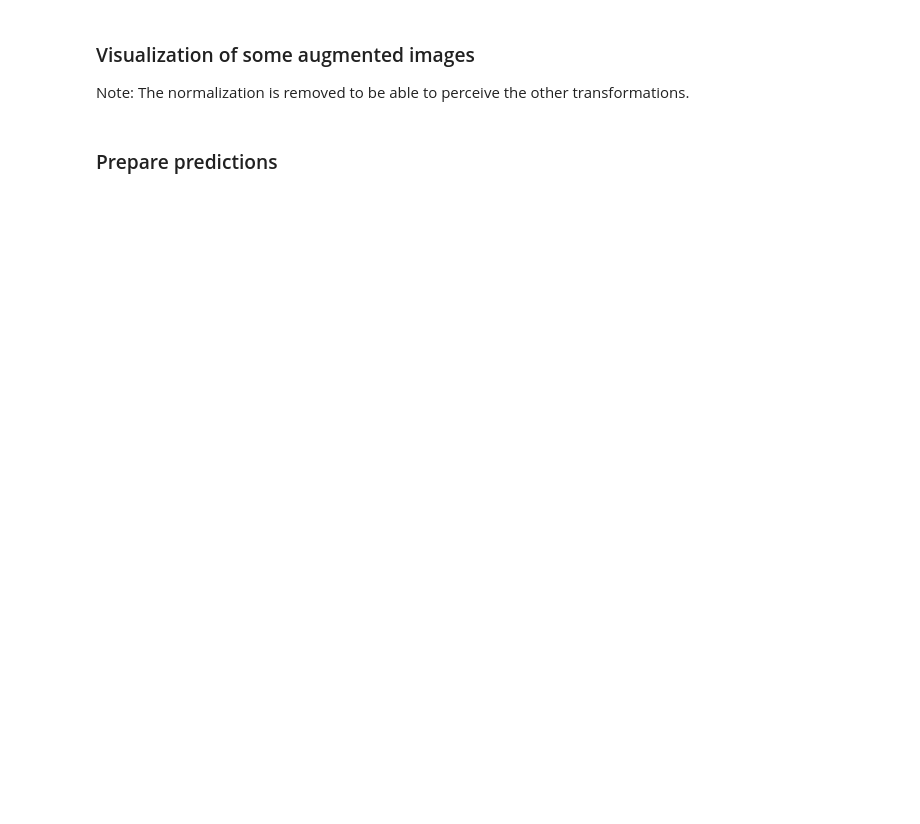
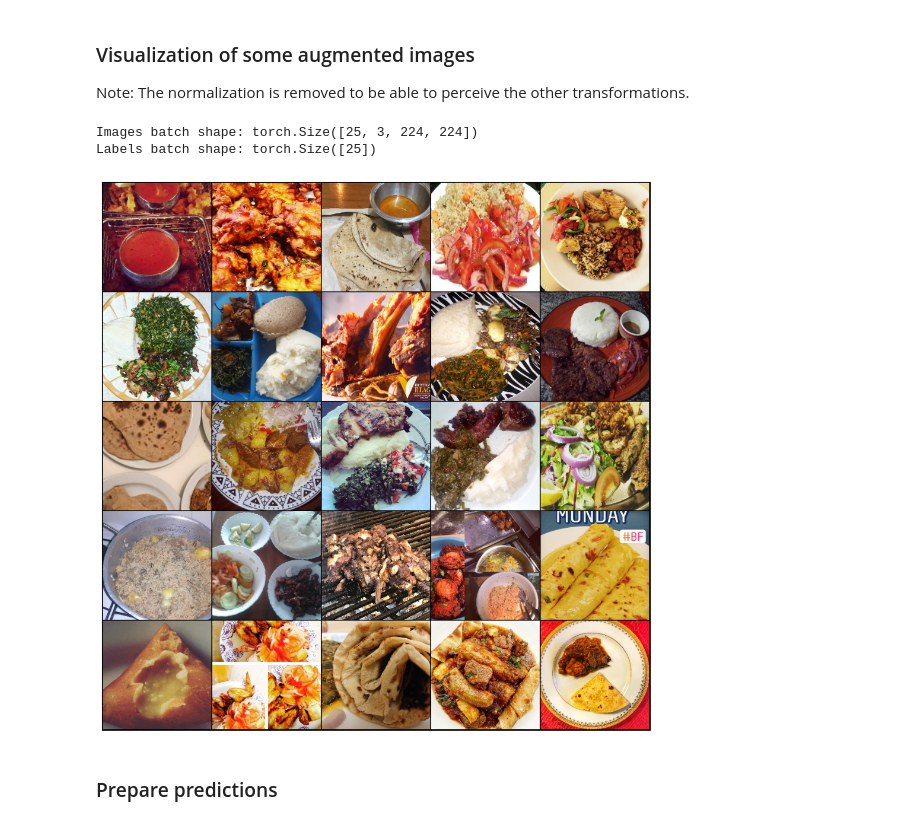
Before and after one commit to ManuelZ/food-classification, a Jupyter notebook: notebooks/project-2-deep-learning-with-pytorch-2024.ipynb, the cells around one changed output. Cells and saved outputs as stored; diff of their text form; code cells hidden in the pictures; blank space fills up the shorter version.

```diff
--- a/notebooks/project-2-deep-learning-with-pytorch-2024.ipynb
+++ b/notebooks/project-2-deep-learning-with-pytorch-2024.ipynb
@@ -2,7 +2,13 @@
 %pip install --quiet "pytorch_lightning>=2.6,<3,!=2.6.2,!=2.6.3" albumentations "jsonargparse[signatures]"
 # %%
 # Standard Library imports
+import sys
 from pathlib import Path
+from types import SimpleNamespace
+import yaml
+
+# Add project root to path so local modules are importable from the notebooks/ folder
+sys.path.insert(0, str(Path("..").resolve()))
 
 # External imports
 import lightning as pl
@@ -13,9 +19,34 @@ from lightning.pytorch.loggers import TensorBoardLogger
 from torchvision.utils import make_grid
 
 # Local imports
-from config import data_config, train_config
 from datamodule import KenyaDataModule, denormalize
 from model import FineTuningWithResNet
+
+# Load configuration from YAML
+with open(Path("../config.yaml")) as f:
+    _cfg = yaml.safe_load(f)
+
+data_config = SimpleNamespace(
+    ROOT_FOLDER=_cfg["data"]["root_folder"],
+    NUM_CLASSES=_cfg["model"]["num_classes"],
+)
+
+train_config = SimpleNamespace(
+    BATCH_SIZE=_cfg["data"]["batch_size"],
+    NUM_WORKERS=_cfg["data"]["num_workers"],
+    PATIENCE=_cfg["trainer"]["callbacks"][0]["init_args"]["patience"],
+    EPOCHS=_cfg["trainer"]["max_epochs"],
+    PRECISION=_cfg["trainer"]["precision"],
+    MODEL_NAME=_cfg["model"]["resnet_model_name"],
+    WEIGHTS=_cfg["model"]["weights"],
+    MAX_LR=_cfg["model"]["optimizer"]["init_args"]["lr"],
+    FAST_DEV_RUN=_cfg["trainer"]["fast_dev_run"],
+    GRADIENT_ACCUMULATION=1,
+    LOAD_MODEL=False,
+    TRAINED_MODEL_PATH=None,
+    LAYERS=None,
+    WARMUP_EPOCHS=_cfg["trainer"]["max_epochs"],
+)
 # %% [markdown]
 ### Visualization of some augmented images
 
@@ -23,19 +54,23 @@ Note: The normalization is removed to be able to perceive the other transformati
 # %%
 dm = KenyaDataModule(root_folder=data_config.ROOT_FOLDER, batch_size=25)
 dm.setup()
-dataloader = dm.train_dataloader()
+dataloader = dm.val_dataloader()
 
 images, labels = next(iter(dataloader))
 print(f"Images batch shape: {images.size()}")
 print(f"Labels batch shape: {labels.size()}")
 
 fig, ax = plt.subplots(figsize=(12, 12))
 ax.set_xticks([])
 ax.set_yticks([])
 
 images = denormalize(images)
 ax.imshow(make_grid(images, nrow=5).permute(1, 2, 0))
 plt.show()
+# %% [output]
+Images batch shape: torch.Size([25, 3, 224, 224])
+Labels batch shape: torch.Size([25])
+[figure, added]
 # %%
 data_module = KenyaDataModule(
     root_folder=data_config.ROOT_FOLDER,
```
